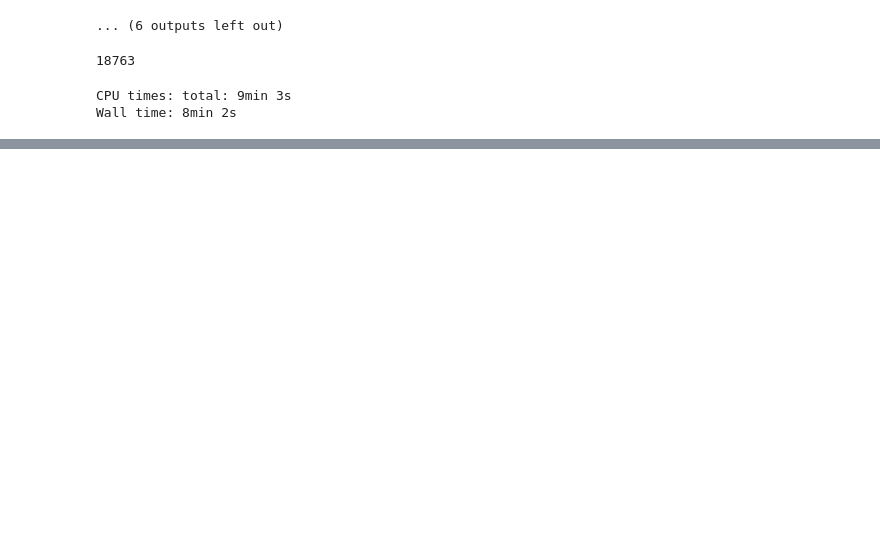
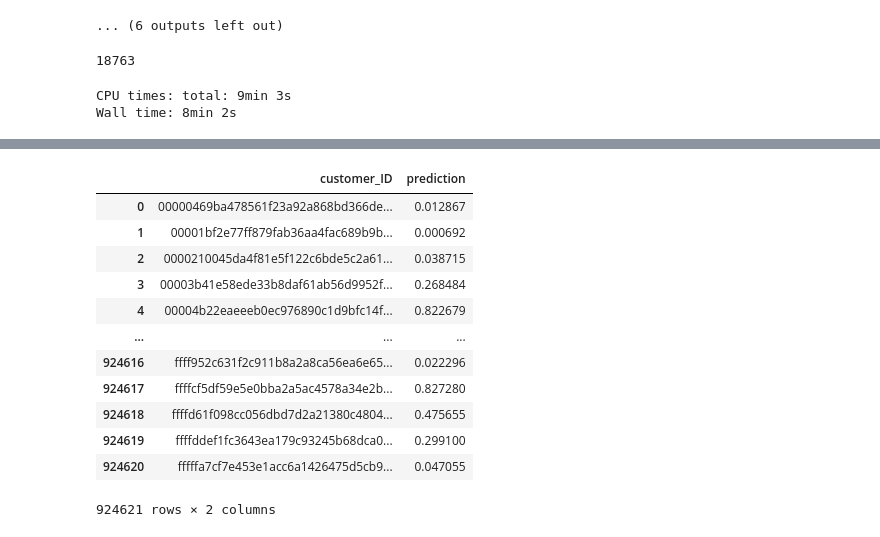
Before and after one commit to binarysentient/kaggle-binarysentient, a Jupyter notebook: amex-default-prediction/predictor.ipynb, the cells around one changed output, grey strips where cells are left out. Drawn from its saved outputs; the diff is of its cells as text; code cells hidden in the pictures; blank space fills up the shorter version.

```diff
--- a/amex-default-prediction/predictor.ipynb
+++ b/amex-default-prediction/predictor.ipynb
@@ -507 +543,26 @@ for model in models:
+# %%
+new_cols = []
+for idx, x in enumerate(df_test.columns):
+    if idx == 0:
+        new_cols.append("asdf")
+    else:
+        new_cols.append(x)
+# %%
+df_test.columns = new_cols
+# %%
+df_test[['customer_ID','prediction']]
+# %% [output]
+|  | customer_ID | prediction |
+| 0 | 00000469ba478561f23a92a868bd366de... | 0.012867 |
+| 1 | 00001bf2e77ff879fab36aa4fac689b9b... | 0.000692 |
+| 2 | 0000210045da4f81e5f122c6bde5c2a61... | 0.038715 |
+| 3 | 00003b41e58ede33b8daf61ab56d9952f... | 0.268484 |
+| 4 | 00004b22eaeeeb0ec976890c1d9bfc14f... | 0.822679 |
+| ... | ... | ... |
+| 924616 | ffff952c631f2c911b8a2a8ca56ea6e65... | 0.022296 |
+| 924617 | ffffcf5df59e5e0bba2a5ac4578a34e2b... | 0.827280 |
+| 924618 | ffffd61f098cc056dbd7d2a21380c4804... | 0.475655 |
+| 924619 | ffffddef1fc3643ea179c93245b68dca0... | 0.299100 |
+| 924620 | fffffa7cf7e453e1acc6a1426475d5cb9... | 0.047055 |
+924621 rows × 2 columns
 # %%
```
Also changed, not shown: parts of 12 cells of this notebook, 4 other files.
